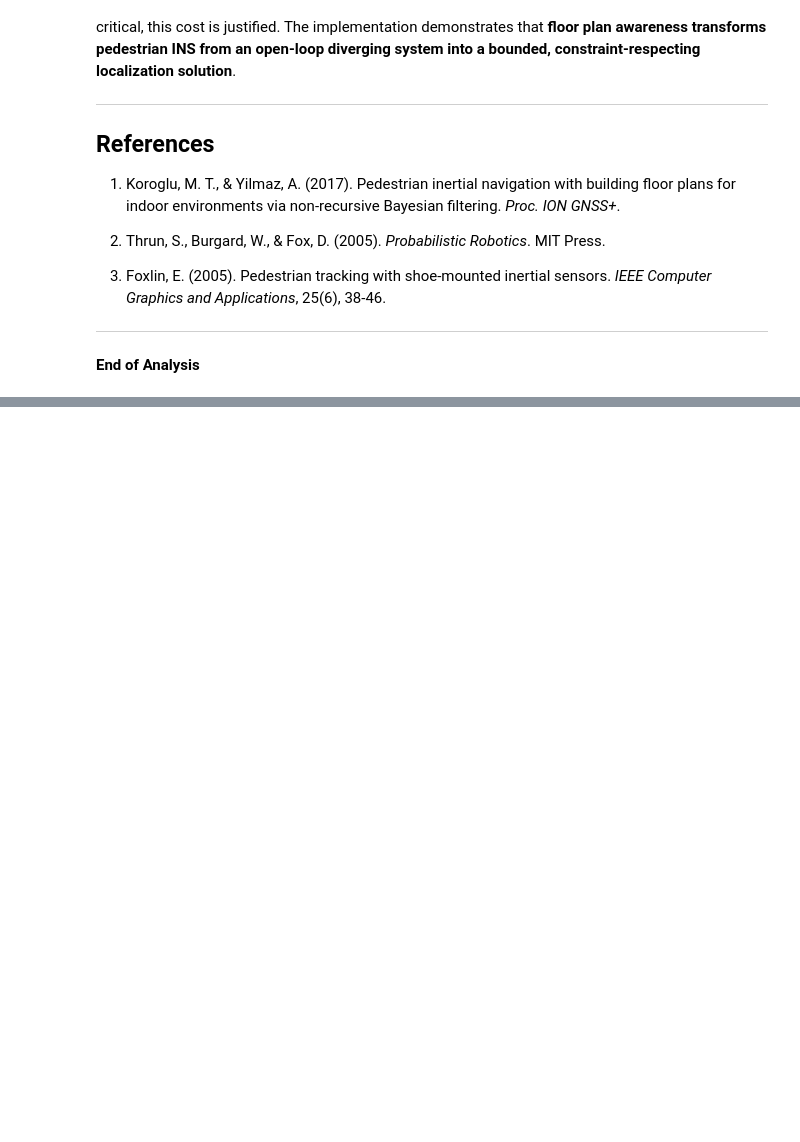
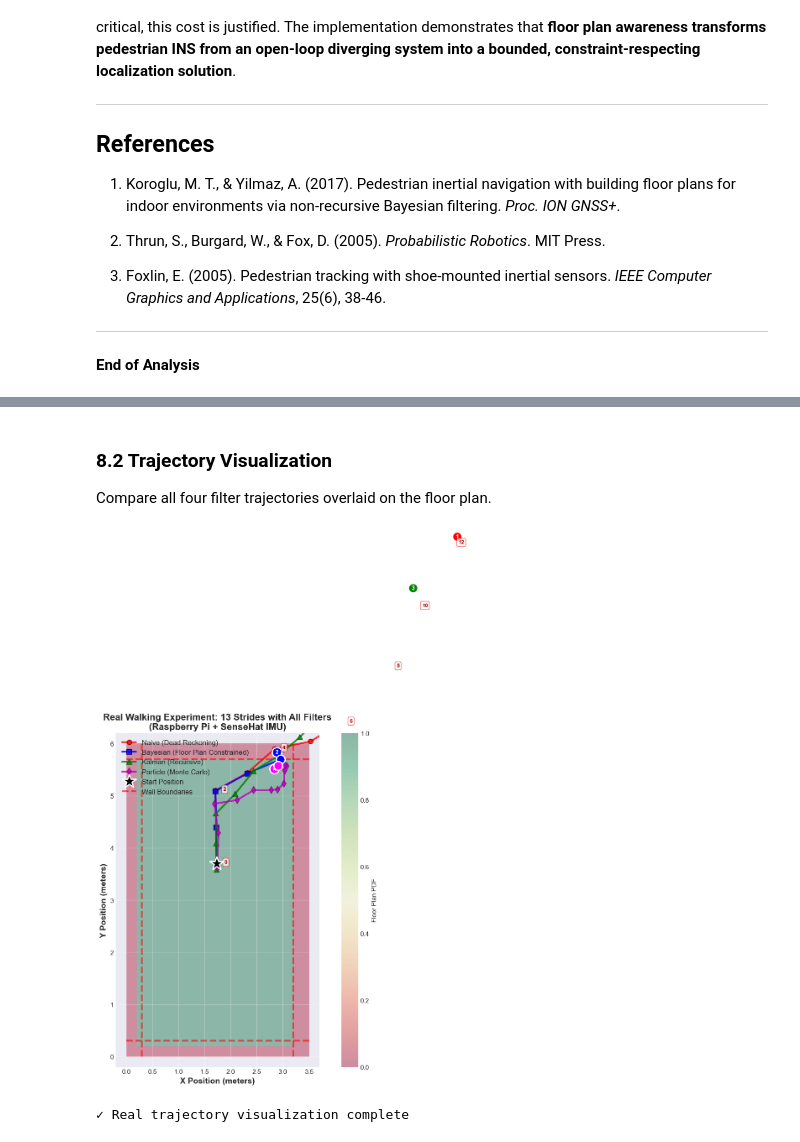
Before and after one commit to miraccanince/dataFusion, a Jupyter notebook: part2_bayesian_navigation_analysis.ipynb, the cells around one changed output, grey strips where cells are left out. Cells and saved outputs as stored; diff of their text form; code cells hidden in the pictures; blank space fills up the shorter version.

```diff
--- a/part2_bayesian_navigation_analysis.ipynb
+++ b/part2_bayesian_navigation_analysis.ipynb
@@ -918,0 +1137,74 @@ The trade-off is computational cost, but for indoor pedestrian navigation where
+# %% [markdown]
+### 8.2 Trajectory Visualization
+
+Compare all four filter trajectories overlaid on the floor plan.
+# %%
+# Plot all real trajectories on floor plan
+fig, ax = plt.subplots(figsize=(14, 16))
+
+# Draw floor plan
+im = ax.imshow(floor_plan.grid, origin='lower', cmap='RdYlGn', alpha=0.4,
+               extent=[0, 3.5, 0, 6.0], vmin=0, vmax=1.0)
+
+# Plot trajectories with larger markers and thicker lines
+ax.plot(naive_df['x'], naive_df['y'], 'r-o', linewidth=3, markersize=8,
+        label='Naive (Dead Reckoning)', alpha=0.8, markeredgecolor='darkred', markeredgewidth=1.5)
+ax.plot(bayesian_df['x'], bayesian_df['y'], 'b-s', linewidth=3, markersize=8,
+        label='Bayesian (Floor Plan Constrained)', alpha=0.8, markeredgecolor='darkblue', markeredgewidth=1.5)
+ax.plot(kalman_df['x'], kalman_df['y'], 'g-^', linewidth=3, markersize=8,
+        label='Kalman (Recursive)', alpha=0.8, markeredgecolor='darkgreen', markeredgewidth=1.5)
+ax.plot(particle_df['x'], particle_df['y'], 'm-d', linewidth=3, markersize=8,
+        label='Particle (Monte Carlo)', alpha=0.8, markeredgecolor='darkmagenta', markeredgewidth=1.5)
+
+# Mark start position
+start_x, start_y = naive_df.iloc[0]['x'], naive_df.iloc[0]['y']
+ax.plot(start_x, start_y, 'k*', markersize=25, label='Start Position',
+        markeredgecolor='white', markeredgewidth=2, zorder=10)
+
+# Mark end positions with numbers
+for i, (df, color, offset) in enumerate([
+    (naive_df, 'red', (0.1, 0.1)),
+    (bayesian_df, 'blue', (-0.1, 0.1)),
+    (kalman_df, 'green', (0.1, -0.1)),
+    (particle_df, 'magenta', (-0.1, -0.1))
+]):
+    end_x, end_y = df.iloc[-1]['x'], df.iloc[-1]['y']
+    ax.plot(end_x, end_y, 'o', color=color, markersize=15,
+            markeredgecolor='white', markeredgewidth=2, zorder=5)
+    ax.text(end_x + offset[0], end_y + offset[1], f'{i+1}',
+            fontsize=10, fontweight='bold', color='white',
+            bbox=dict(boxstyle='circle', facecolor=color, edgecolor='white', linewidth=2))
+
+# Add stride numbers along Naive trajectory (clearest to read)
+for idx, row in naive_df.iterrows():
+    if idx % 2 == 0:  # Show every other stride to avoid clutter
+        ax.text(row['x'] + 0.15, row['y'], f"{idx}",
+                fontsize=9, color='darkred', fontweight='bold',
+                bbox=dict(boxstyle='round,pad=0.3', facecolor='white', alpha=0.7, edgecolor='red'))
+
+# Draw wall boundaries
+wall_color = 'red'
+wall_width = 3
+ax.plot([0.3, 0.3], [0, 6.0], color=wall_color, linestyle='--', linewidth=wall_width, alpha=0.6, label='Wall Boundaries')
+ax.plot([3.2, 3.2], [0, 6.0], color=wall_color, linestyle='--', linewidth=wall_width, alpha=0.6)
+ax.plot([0, 3.5], [0.3, 0.3], color=wall_color, linestyle='--', linewidth=wall_width, alpha=0.6)
+ax.plot([0, 3.5], [5.7, 5.7], color=wall_color, linestyle='--', linewidth=wall_width, alpha=0.6)
+
+ax.set_xlabel('X Position (meters)', fontsize=14, fontweight='bold')
+ax.set_ylabel('Y Position (meters)', fontsize=14, fontweight='bold')
+ax.set_title('Real Walking Experiment: 13 Strides with All Filters\n(Raspberry Pi + SenseHat IMU)',
+             fontsize=16, fontweight='bold')
+ax.legend(fontsize=12, loc='upper left', framealpha=0.95)
+ax.grid(True, alpha=0.3, linewidth=1)
+ax.set_xlim(-0.2, 3.7)
+ax.set_ylim(-0.2, 6.2)
+
+plt.colorbar(im, ax=ax, label='Floor Plan PDF')
+plt.tight_layout()
+plt.savefig('analysis_real_experiment_trajectories.png', dpi=150, bbox_inches='tight')
+plt.show()
+
+print("✓ Real trajectory visualization complete")
+# %% [output]
+[figure, added]
+✓ Real trajectory visualization complete
```
Also changed, not shown: parts of 15 cells of this notebook, 18 other files.
